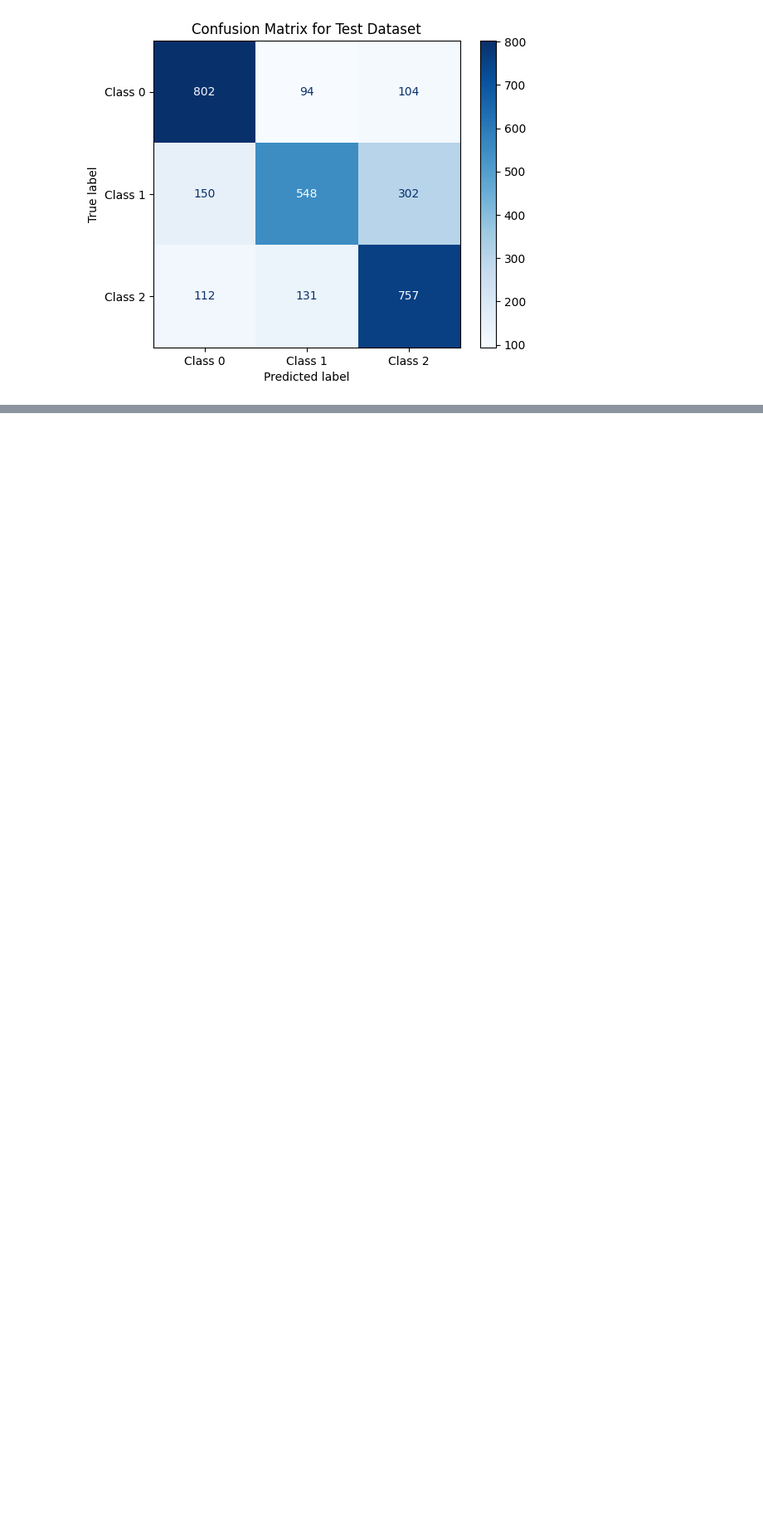
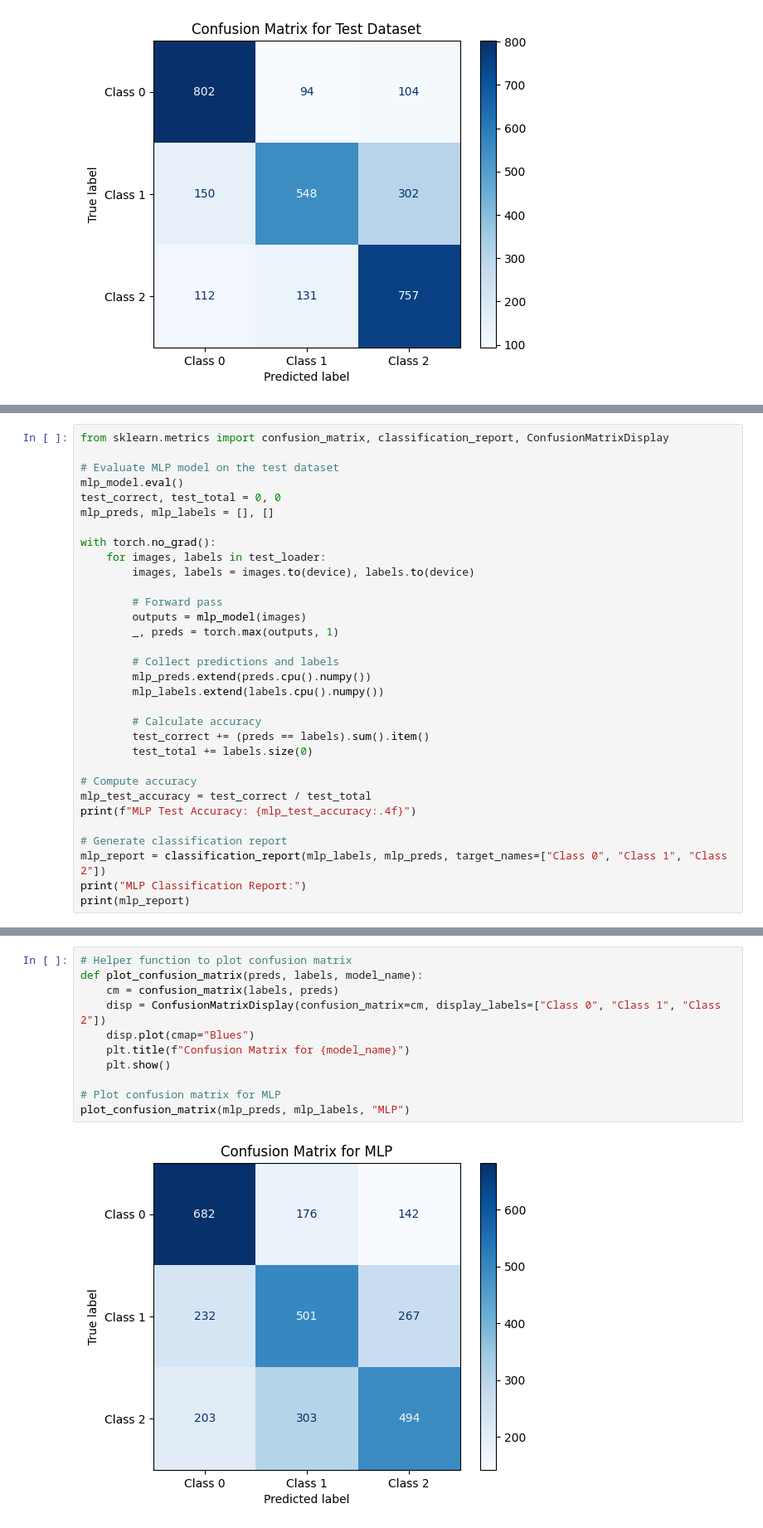
Before and after one commit to Vikranth3140/CSE343-ML, a Jupyter notebook: A4/Q3/code.ipynb, the cells around one changed output, grey strips where cells are left out. Shown at 83% size. Cells and saved outputs as stored; diff of their text form; blank space fills up the shorter version.

```diff
--- a/A4/Q3/code.ipynb
+++ b/A4/Q3/code.ipynb
@@ -403,0 +517,32 @@ plot_confusion_matrix(all_preds, all_labels, "Test")
+# %%
+from sklearn.metrics import confusion_matrix, classification_report, ConfusionMatrixDisplay
+
+# Evaluate MLP model on the test dataset
+mlp_model.eval()
+test_correct, test_total = 0, 0
+mlp_preds, mlp_labels = [], []
+
+with torch.no_grad():
+    for images, labels in test_loader:
+        images, labels = images.to(device), labels.to(device)
+
+        # Forward pass
+        outputs = mlp_model(images)
+        _, preds = torch.max(outputs, 1)
+
+        # Collect predictions and labels
+        mlp_preds.extend(preds.cpu().numpy())
+        mlp_labels.extend(labels.cpu().numpy())
+
+        # Calculate accuracy
+        test_correct += (preds == labels).sum().item()
+        test_total += labels.size(0)
+
+# Compute accuracy
+mlp_test_accuracy = test_correct / test_total
+print(f"MLP Test Accuracy: {mlp_test_accuracy:.4f}")
+
+# Generate classification report
+mlp_report = classification_report(mlp_labels, mlp_preds, target_names=["Class 0", "Class 1", "Class 2"])
+print("MLP Classification Report:")
+print(mlp_report)
@@ -403,0 +561,13 @@ plot_confusion_matrix(all_preds, all_labels, "Test")
+# %%
+# Helper function to plot confusion matrix
+def plot_confusion_matrix(preds, labels, model_name):
+    cm = confusion_matrix(labels, preds)
+    disp = ConfusionMatrixDisplay(confusion_matrix=cm, display_labels=["Class 0", "Class 1", "Class 2"])
+    disp.plot(cmap="Blues")
+    plt.title(f"Confusion Matrix for {model_name}")
+    plt.show()
+
+# Plot confusion matrix for MLP
+plot_confusion_matrix(mlp_preds, mlp_labels, "MLP")
+# %% [output]
+[figure, added]
```
Also changed, not shown: parts of 3 cells of this notebook, 1 other file.
